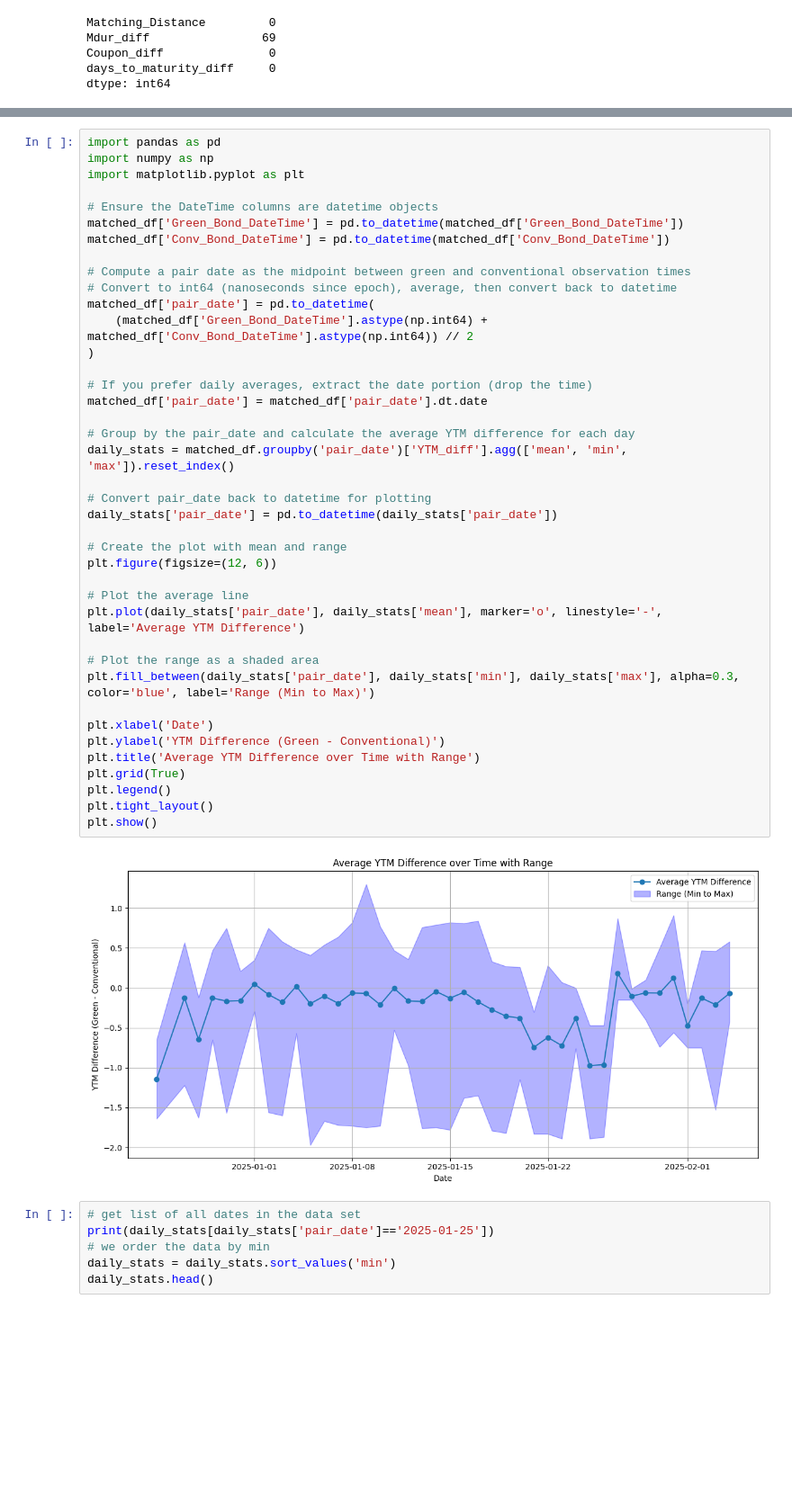
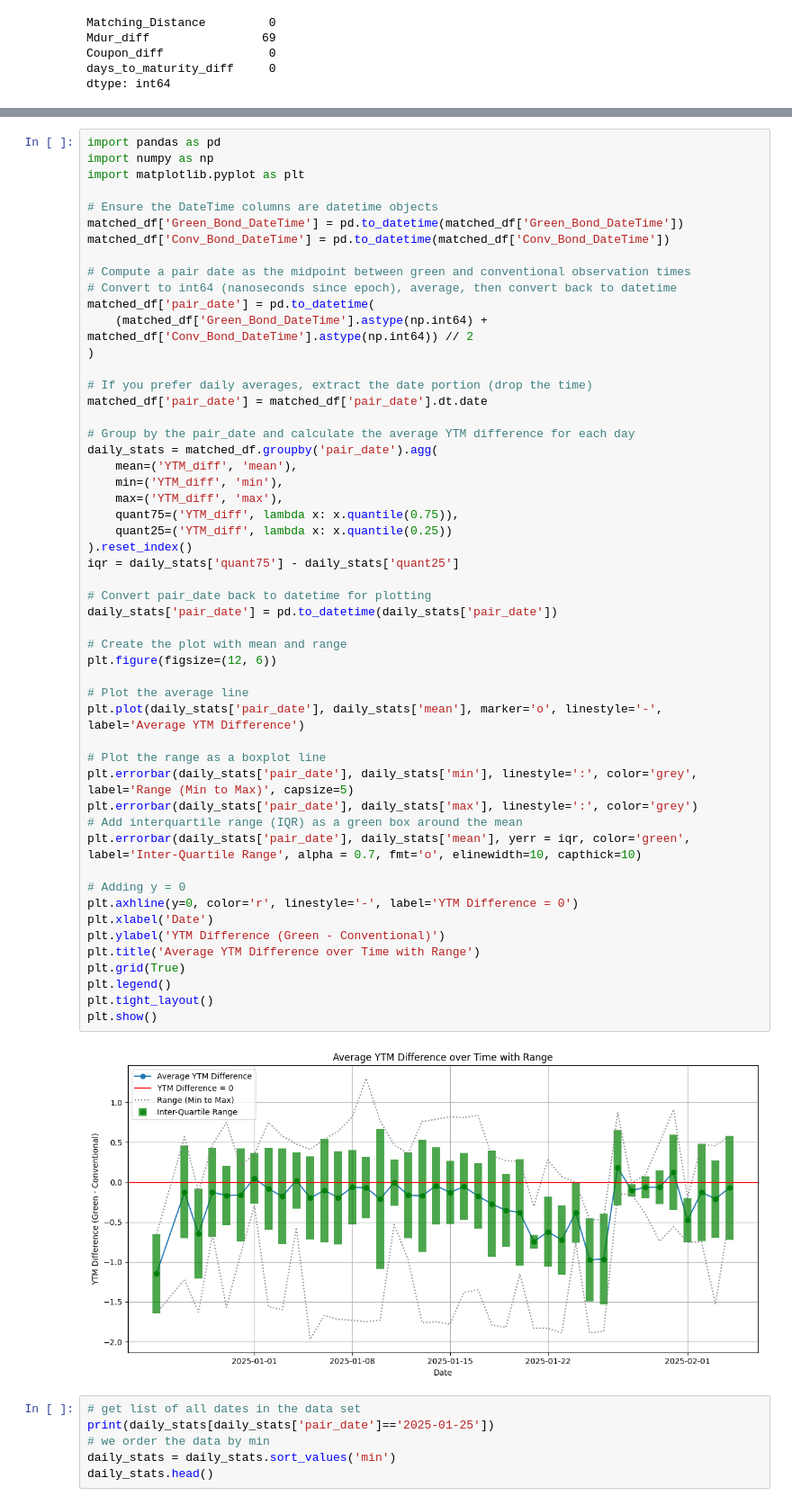
Before and after one commit to Fijiman001/EGR-Empirical-Project, a Jupyter notebook: Econometrics/code_matching_method.ipynb, the cells around one changed output, grey strips where cells are left out. Shown at 90% size. Saved outputs shown, nothing was run; the diff lists cells and outputs as text; blank space fills up the shorter version.

Commit message:
add number of observations and updated visualisation

```diff
--- a/Econometrics/code_matching_method.ipynb
+++ b/Econometrics/code_matching_method.ipynb
@@ -427,37 +427,49 @@ matched_df['Conv_Bond_DateTime'] = pd.to_datetime(matched_df['Conv_Bond_DateTime
 
 # Compute a pair date as the midpoint between green and conventional observation times
 # Convert to int64 (nanoseconds since epoch), average, then convert back to datetime
 matched_df['pair_date'] = pd.to_datetime(
     (matched_df['Green_Bond_DateTime'].astype(np.int64) + matched_df['Conv_Bond_DateTime'].astype(np.int64)) // 2
 )
 
 # If you prefer daily averages, extract the date portion (drop the time)
 matched_df['pair_date'] = matched_df['pair_date'].dt.date
 
 # Group by the pair_date and calculate the average YTM difference for each day
-daily_stats = matched_df.groupby('pair_date')['YTM_diff'].agg(['mean', 'min', 'max']).reset_index()
+daily_stats = matched_df.groupby('pair_date').agg(
+	mean=('YTM_diff', 'mean'),
+	min=('YTM_diff', 'min'),
+	max=('YTM_diff', 'max'),
+	quant75=('YTM_diff', lambda x: x.quantile(0.75)),
+	quant25=('YTM_diff', lambda x: x.quantile(0.25))
+).reset_index()
+iqr = daily_stats['quant75'] - daily_stats['quant25']
 
 # Convert pair_date back to datetime for plotting
 daily_stats['pair_date'] = pd.to_datetime(daily_stats['pair_date'])
 
 # Create the plot with mean and range
 plt.figure(figsize=(12, 6))
 
 # Plot the average line
 plt.plot(daily_stats['pair_date'], daily_stats['mean'], marker='o', linestyle='-', label='Average YTM Difference')
 
-# Plot the range as a shaded area
-plt.fill_between(daily_stats['pair_date'], daily_stats['min'], daily_stats['max'], alpha=0.3, color='blue', label='Range (Min to Max)')
+# Plot the range as a boxplot line
+plt.errorbar(daily_stats['pair_date'], daily_stats['min'], linestyle=':', color='grey', label='Range (Min to Max)', capsize=5)
+plt.errorbar(daily_stats['pair_date'], daily_stats['max'], linestyle=':', color='grey')
+# Add interquartile range (IQR) as a green box around the mean
+plt.errorbar(daily_stats['pair_date'], daily_stats['mean'], yerr = iqr, color='green', label='Inter-Quartile Range', alpha = 0.7, fmt='o', elinewidth=10, capthick=10)
 
+# Adding y = 0
+plt.axhline(y=0, color='r', linestyle='-', label='YTM Difference = 0')
 plt.xlabel('Date')
 plt.ylabel('YTM Difference (Green - Conventional)')
 plt.title('Average YTM Difference over Time with Range')
 plt.grid(True)
 plt.legend()
 plt.tight_layout()
 plt.show()
 # %% [output]
-[figure, old version]
+[figure, new version]
 # %%
 # get list of all dates in the data set
 print(daily_stats[daily_stats['pair_date']=='2025-01-25'])
```
Also changed, not shown: parts of 22 cells of this notebook.
